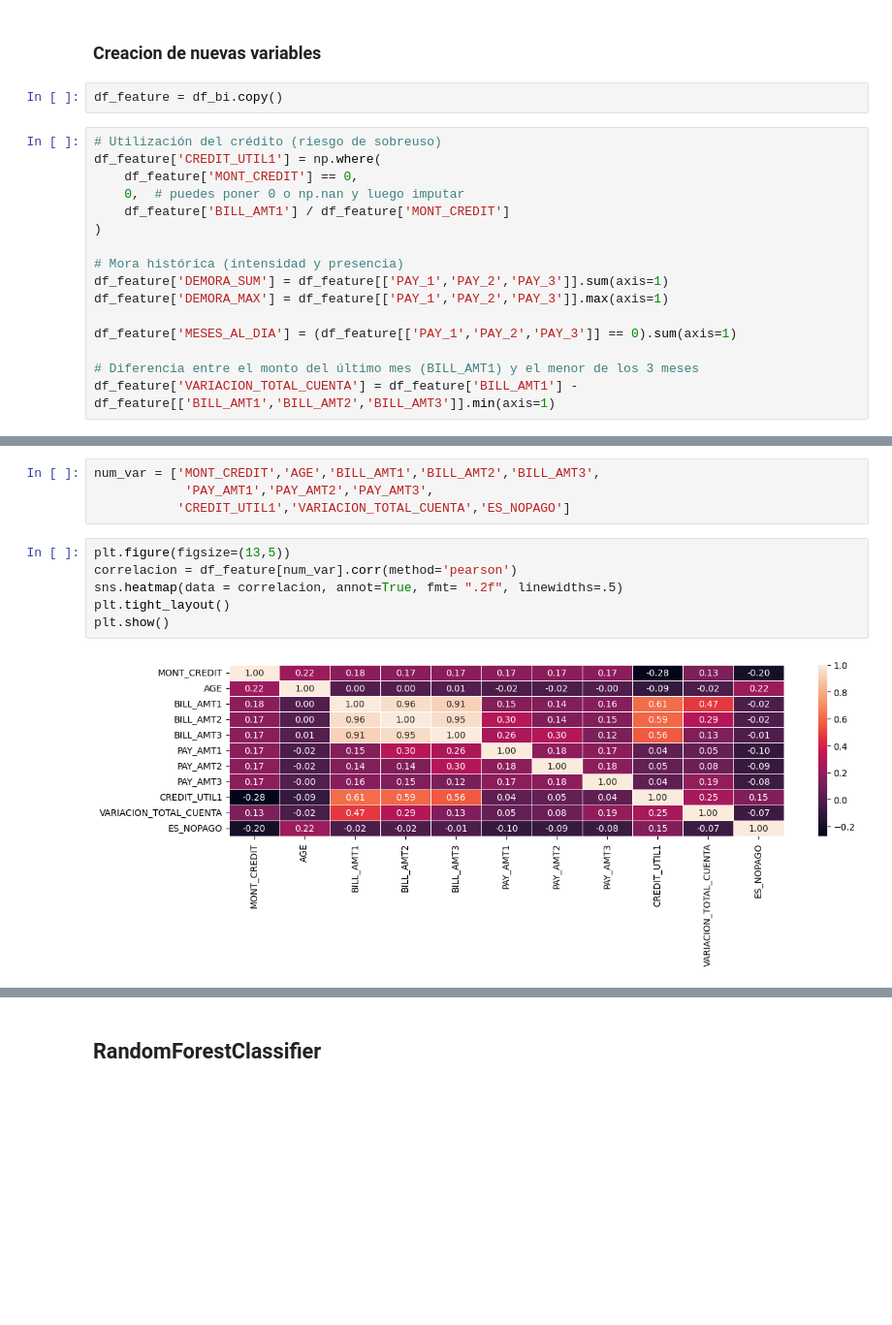
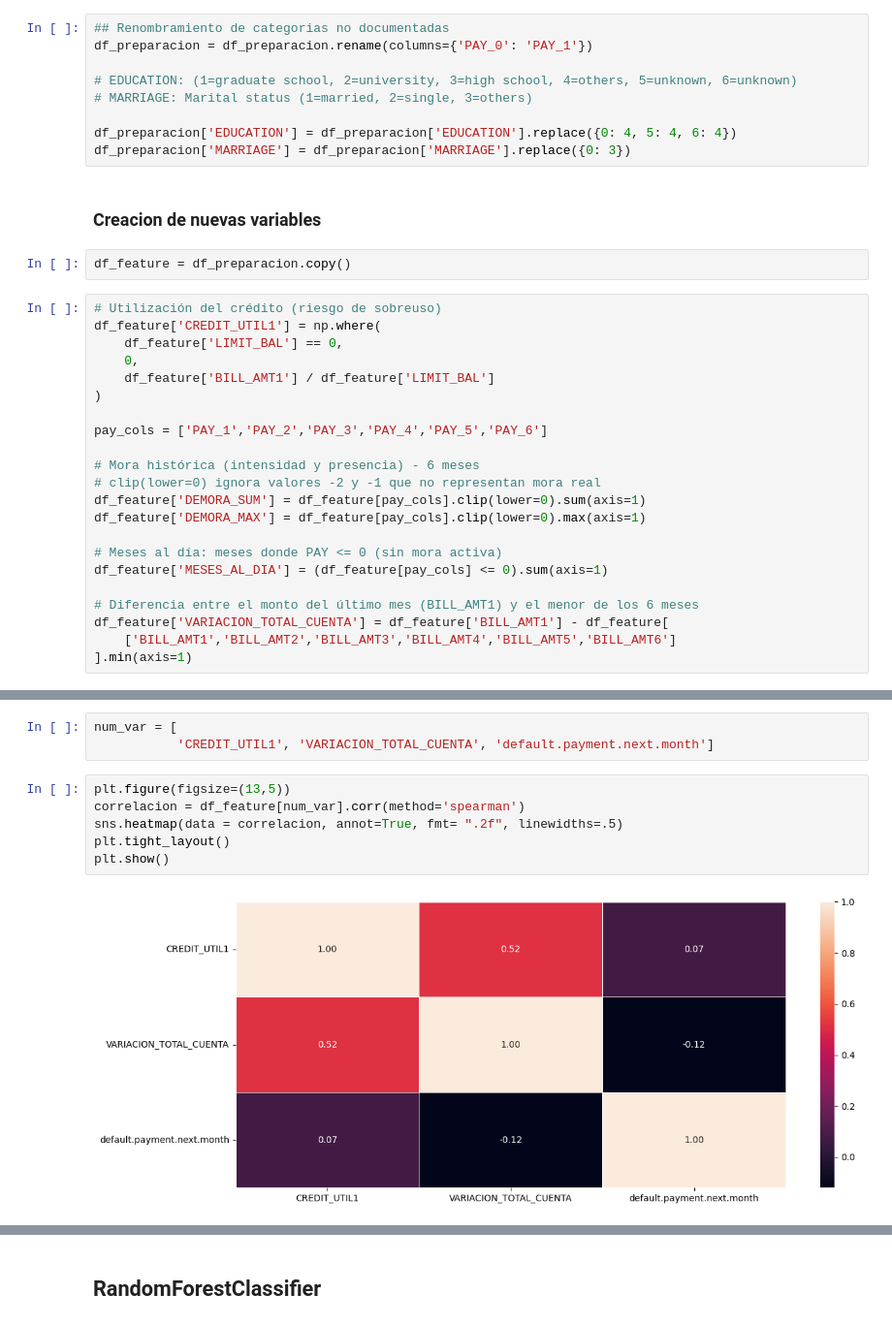
Before and after one commit to marcelo-prado97/TFM-No-Pago-TC, a Jupyter notebook: notebooks/no_pago_tc.ipynb, the cells around one changed output, grey strips where cells are left out. Shown at 97% size. Drawn from its saved outputs; the diff is of its cells as text; blank space fills up the shorter version.

```diff
--- a/notebooks/no_pago_tc.ipynb
+++ b/notebooks/no_pago_tc.ipynb
@@ -503,23 +773,38 @@ __Conclusión__
+# %%
+## Renombramiento de categorias no documentadas
+df_preparacion = df_preparacion.rename(columns={'PAY_0': 'PAY_1'})
+
+# EDUCATION: (1=graduate school, 2=university, 3=high school, 4=others, 5=unknown, 6=unknown)
+# MARRIAGE: Marital status (1=married, 2=single, 3=others)
+
+df_preparacion['EDUCATION'] = df_preparacion['EDUCATION'].replace({0: 4, 5: 4, 6: 4})
+df_preparacion['MARRIAGE'] = df_preparacion['MARRIAGE'].replace({0: 3})
 # %% [markdown]
 ### Creacion de nuevas variables
 # %%
-df_feature = df_bi.copy()
+df_feature = df_preparacion.copy()
 # %%
 # Utilización del crédito (riesgo de sobreuso)
 df_feature['CREDIT_UTIL1'] = np.where(
-    df_feature['MONT_CREDIT'] == 0,
-    0,  # puedes poner 0 o np.nan y luego imputar
-    df_feature['BILL_AMT1'] / df_feature['MONT_CREDIT']
+    df_feature['LIMIT_BAL'] == 0,
+    0,
+    df_feature['BILL_AMT1'] / df_feature['LIMIT_BAL']
 )
 
-# Mora histórica (intensidad y presencia)
-df_feature['DEMORA_SUM'] = df_feature[['PAY_1','PAY_2','PAY_3']].sum(axis=1)
-df_feature['DEMORA_MAX'] = df_feature[['PAY_1','PAY_2','PAY_3']].max(axis=1)
+pay_cols = ['PAY_1','PAY_2','PAY_3','PAY_4','PAY_5','PAY_6']
 
-df_feature['MESES_AL_DIA'] = (df_feature[['PAY_1','PAY_2','PAY_3']] == 0).sum(axis=1)
+# Mora histórica (intensidad y presencia) - 6 meses
+# clip(lower=0) ignora valores -2 y -1 que no representan mora real
+df_feature['DEMORA_SUM'] = df_feature[pay_cols].clip(lower=0).sum(axis=1)
+df_feature['DEMORA_MAX'] = df_feature[pay_cols].clip(lower=0).max(axis=1)
 
-# Diferencia entre el monto del último mes (BILL_AMT1) y el menor de los 3 meses
-df_feature['VARIACION_TOTAL_CUENTA'] = df_feature['BILL_AMT1'] - df_feature[['BILL_AMT1','BILL_AMT2','BILL_AMT3']].min(axis=1)
+# Meses al día: meses donde PAY <= 0 (sin mora activa)
+df_feature['MESES_AL_DIA'] = (df_feature[pay_cols] <= 0).sum(axis=1)
+
+# Diferencia entre el monto del último mes (BILL_AMT1) y el menor de los 6 meses
+df_feature['VARIACION_TOTAL_CUENTA'] = df_feature['BILL_AMT1'] - df_feature[
+    ['BILL_AMT1','BILL_AMT2','BILL_AMT3','BILL_AMT4','BILL_AMT5','BILL_AMT6']
+].min(axis=1)
 # %% [markdown]
 Se crearon nuevas variables para capturar mejor el comportamiento del cliente:
 
@@ -538,14 +823,13 @@ df_feature.head()
-# %%
-num_var = ['MONT_CREDIT','AGE','BILL_AMT1','BILL_AMT2','BILL_AMT3',
-            'PAY_AMT1','PAY_AMT2','PAY_AMT3',
-           'CREDIT_UTIL1','VARIACION_TOTAL_CUENTA','ES_NOPAGO']
+# %%
+num_var = [
+           'CREDIT_UTIL1', 'VARIACION_TOTAL_CUENTA', 'default.payment.next.month']
 # %%
 plt.figure(figsize=(13,5))
-correlacion = df_feature[num_var].corr(method='pearson')
+correlacion = df_feature[num_var].corr(method='spearman')
 sns.heatmap(data = correlacion, annot=True, fmt= ".2f", linewidths=.5)
 plt.tight_layout()
 plt.show()
 # %% [output]
-[figure, old version]
+[figure, new version]
 # %% [markdown]
 
```
Also changed, not shown: parts of 175 cells of this notebook, 13 other files.
